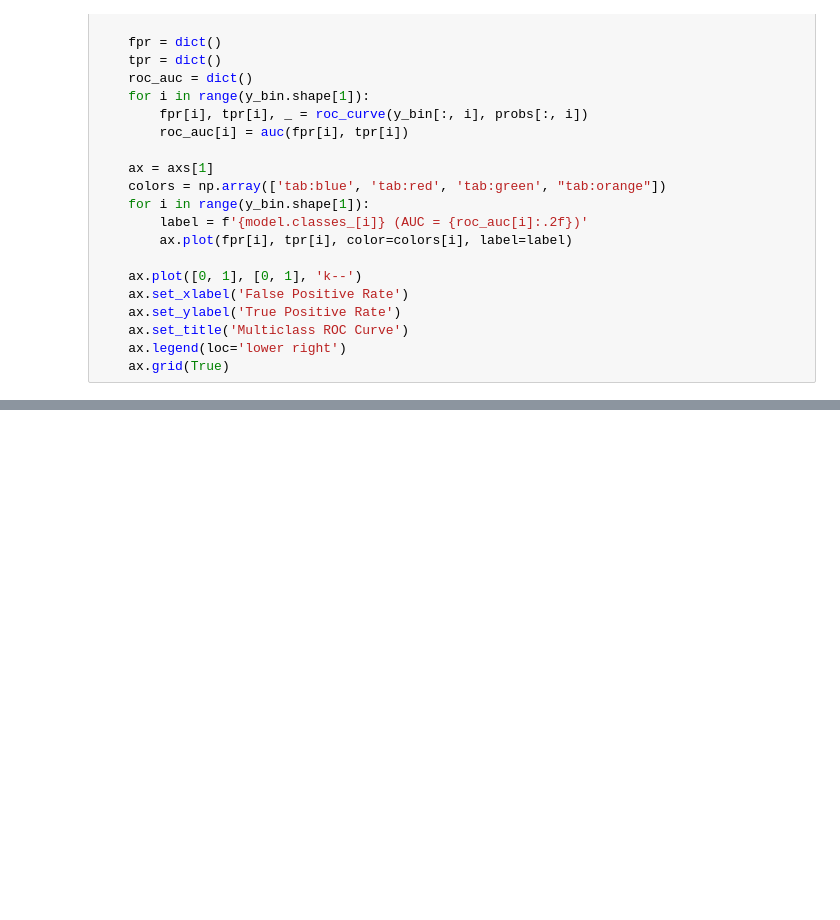
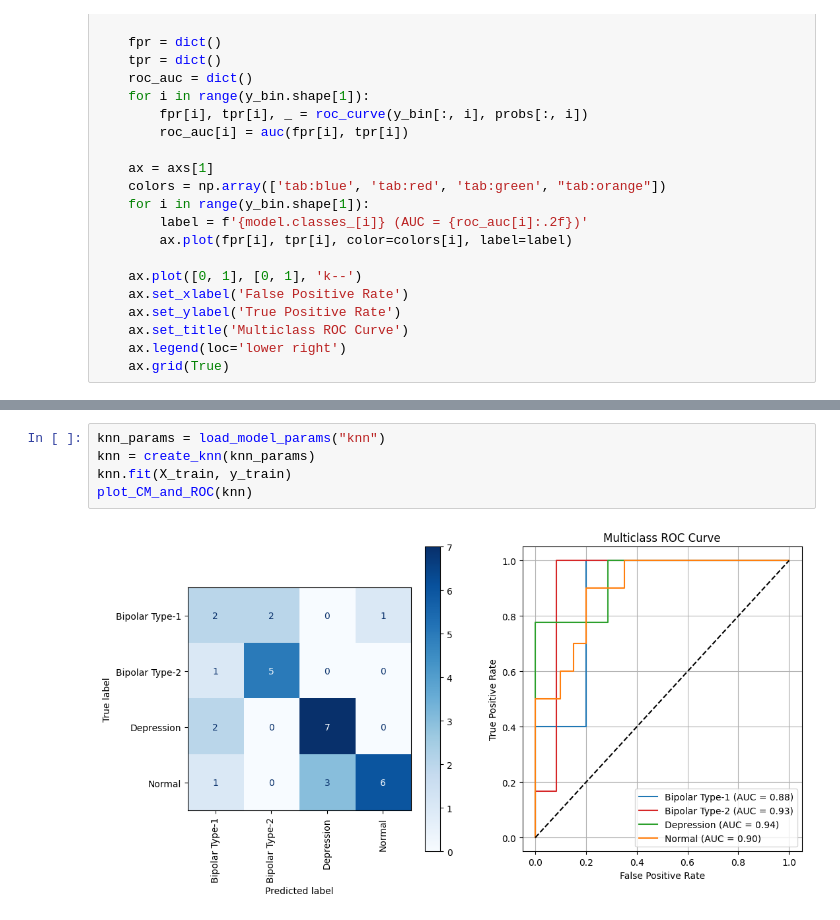
Before and after one commit to Ajver/mental-disorder-diagnosis, a Jupyter notebook: model_eval.ipynb, the cells around one changed output, grey strips where cells are left out. Saved outputs shown, nothing was run; the diff lists cells and outputs as text; blank space fills up the shorter version.

```diff
--- a/model_eval.ipynb
+++ b/model_eval.ipynb
@@ -66,0 +67,7 @@ plot_CM_and_ROC(random_forest)
+# %%
+knn_params = load_model_params("knn")
+knn = create_knn(knn_params)
+knn.fit(X_train, y_train)
+plot_CM_and_ROC(knn)
+# %% [output]
+[figure, added]
```
Also changed, not shown: parts of 2 cells of this notebook.
